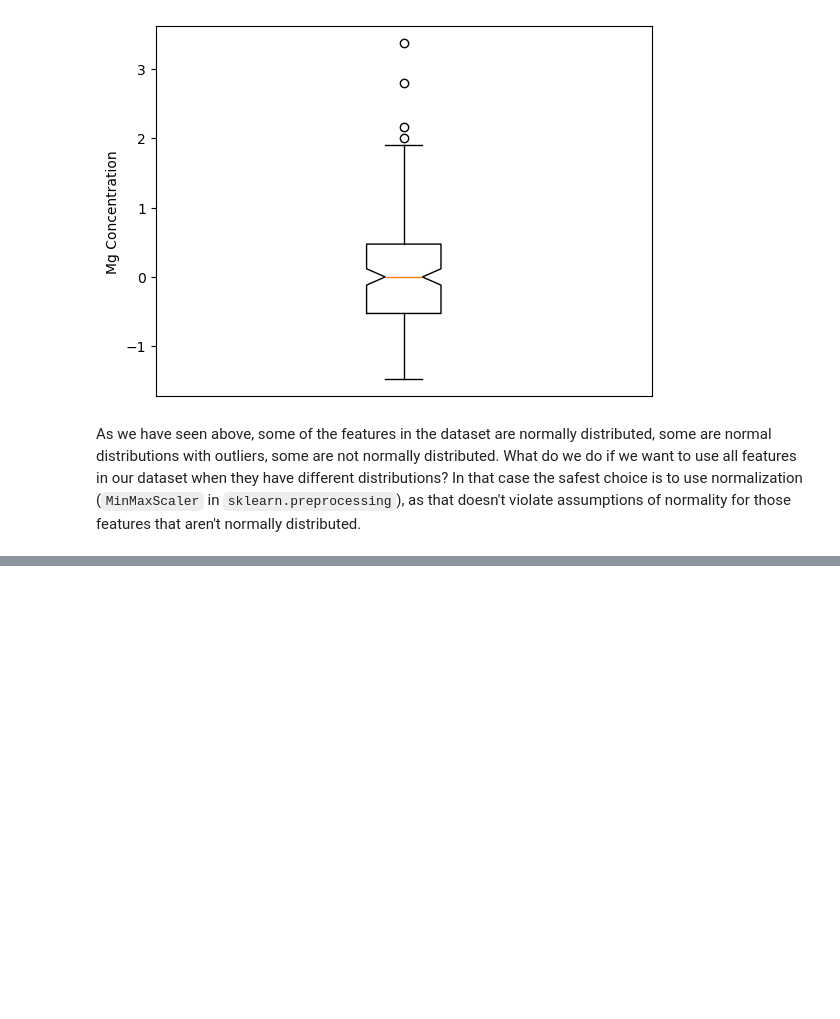
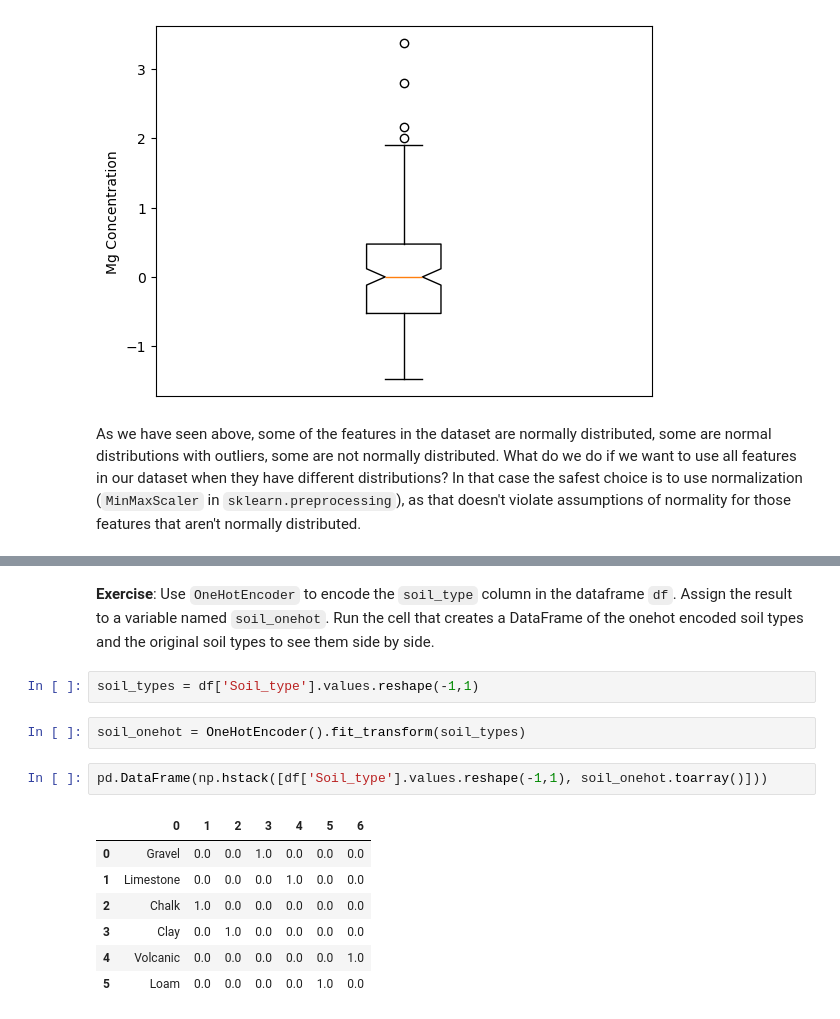
Before and after one commit to atleer/intro-to-deep-learning-dev, a Jupyter notebook: Day02/07_data_standardization/07_data_standardization.ipynb, the cells around one changed output, grey strips where cells are left out. Cells and saved outputs as stored; diff of their text form; blank space fills up the shorter version.

```diff
--- a/Day02/07_data_standardization/07_data_standardization.ipynb
+++ b/Day02/07_data_standardization/07_data_standardization.ipynb
@@ -444,0 +489,16 @@ array([[1., 0., 0., 0., 0.],
+# %% [markdown]
+**Exercise**: Use `OneHotEncoder` to encode the `soil_type` column in the dataframe `df`. Assign the result to a variable named `soil_onehot`. Run the cell that creates a DataFrame of the onehot encoded soil types and the original soil types to see them side by side.
+# %%
+soil_types = df['Soil_type'].values.reshape(-1,1)
+# %%
+soil_onehot = OneHotEncoder().fit_transform(soil_types)
+# %%
+pd.DataFrame(np.hstack([df['Soil_type'].values.reshape(-1,1), soil_onehot.toarray()]))
+# %% [output]
+|  | 0 | 1 | 2 | 3 | 4 | 5 | 6 |
+| 0 | Gravel | 0.0 | 0.0 | 1.0 | 0.0 | 0.0 | 0.0 |
+| 1 | Limestone | 0.0 | 0.0 | 0.0 | 1.0 | 0.0 | 0.0 |
+| 2 | Chalk | 1.0 | 0.0 | 0.0 | 0.0 | 0.0 | 0.0 |
+| 3 | Clay | 0.0 | 1.0 | 0.0 | 0.0 | 0.0 | 0.0 |
+| 4 | Volcanic | 0.0 | 0.0 | 0.0 | 0.0 | 0.0 | 1.0 |
+| 5 | Loam | 0.0 | 0.0 | 0.0 | 0.0 | 1.0 | 0.0 |
```
Also changed, not shown: parts of 20 cells of this notebook.
